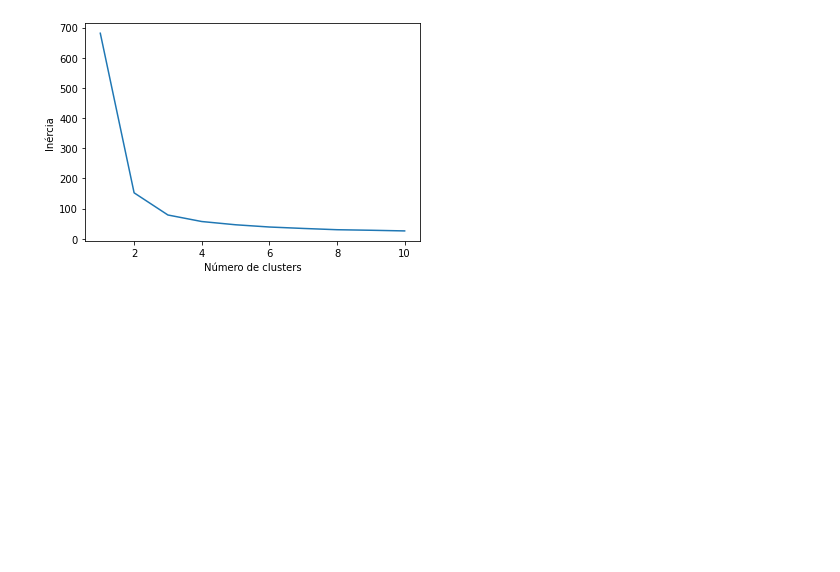
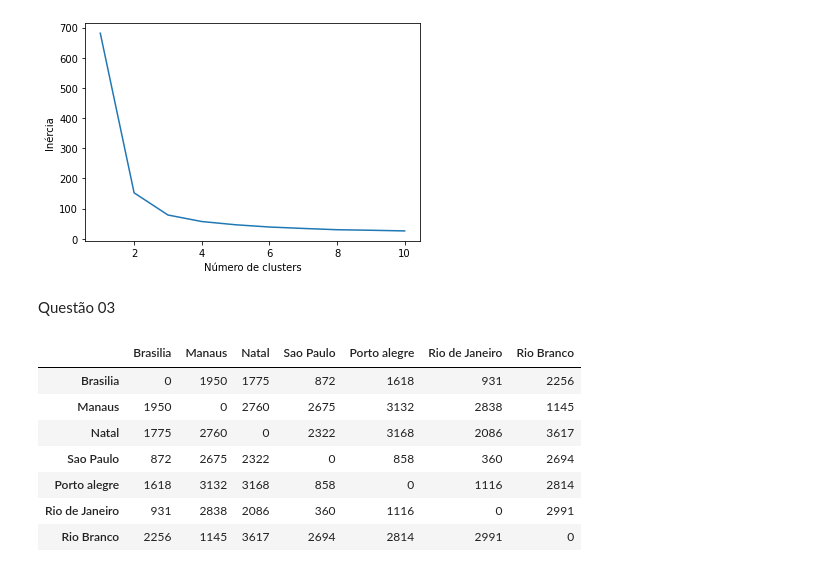
Before and after one commit to ricardomarra/machine-learning, a Jupyter notebook: lista de exercícios 03/códigos_lista_03.ipynb, the cells around one changed output. Cells and saved outputs as stored; diff of their text form; code cells hidden in the pictures; blank space fills up the shorter version.

```diff
--- a/lista de exercícios 03/códigos_lista_03.ipynb
+++ b/lista de exercícios 03/códigos_lista_03.ipynb
@@ -161,3 +168,5 @@ plt.ylabel('Inércia')
 plt.show()
 # %% [output]
 [figure]
+# %% [markdown]
+Questão 03
@@ -163,0 +177,11 @@ plt.show()
+# %%
+cities
+# %% [output]
+|  | Brasilia | Manaus | Natal | Sao Paulo | Porto alegre | Rio de Janeiro | Rio Branco |
+| Brasilia | 0 | 1950 | 1775 | 872 | 1618 | 931 | 2256 |
+| Manaus | 1950 | 0 | 2760 | 2675 | 3132 | 2838 | 1145 |
+| Natal | 1775 | 2760 | 0 | 2322 | 3168 | 2086 | 3617 |
+| Sao Paulo | 872 | 2675 | 2322 | 0 | 858 | 360 | 2694 |
+| Porto alegre | 1618 | 3132 | 3168 | 858 | 0 | 1116 | 2814 |
+| Rio de Janeiro | 931 | 2838 | 2086 | 360 | 1116 | 0 | 2991 |
+| Rio Branco | 2256 | 1145 | 3617 | 2694 | 2814 | 2991 | 0 |
```
Also changed, not shown: parts of 24 cells of this notebook, 2 other files.
